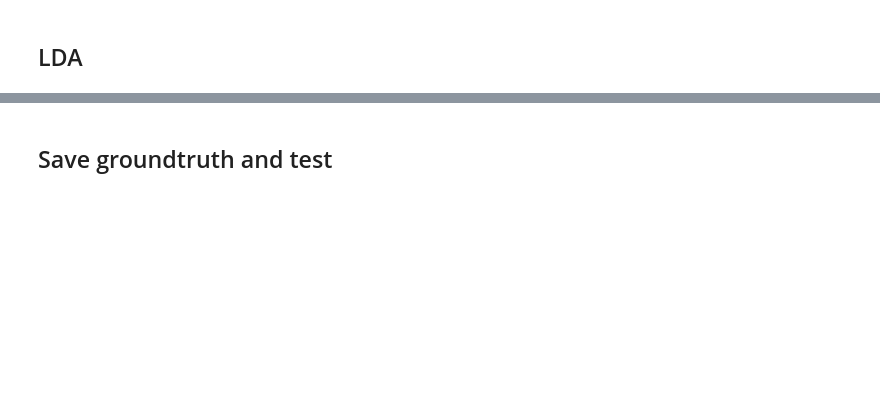
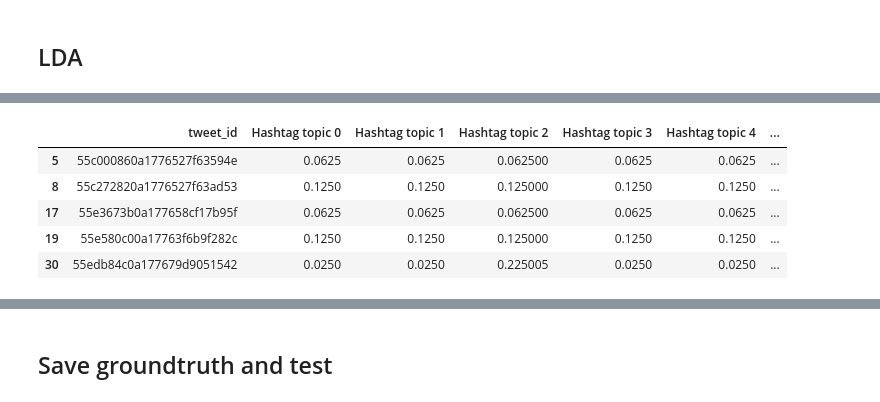
Before and after one commit to valstrl/CSM-project, a Jupyter notebook: CSM-project.ipynb, the cells around one changed output, grey strips where cells are left out. Cells and saved outputs as stored; diff of their text form; code cells hidden in the pictures; blank space fills up the shorter version.

```diff
--- a/CSM-project.ipynb
+++ b/CSM-project.ipynb
@@ -1139,0 +1239,11 @@ nan_hashtags.head()
+# %%
+nan_hashtags=nan_hashtags.drop(['hashtags', 'text', 'lang', 'user_lang', 'retweeted',
+       'quoted_status'], axis=1)
+nan_hashtags.head()
+# %% [output]
+|  | tweet_id | Hashtag topic 0 | Hashtag topic 1 | Hashtag topic 2 | Hashtag topic 3 | Hashtag topic 4 | ... |
+| 5 | 55c000860a1776527f63594e | 0.0625 | 0.0625 | 0.062500 | 0.0625 | 0.0625 | ... |
+| 8 | 55c272820a1776527f63ad53 | 0.1250 | 0.1250 | 0.125000 | 0.1250 | 0.1250 | ... |
+| 17 | 55e3673b0a177658cf17b95f | 0.0625 | 0.0625 | 0.062500 | 0.0625 | 0.0625 | ... |
+| 19 | 55e580c00a17763f6b9f282c | 0.1250 | 0.1250 | 0.125000 | 0.1250 | 0.1250 | ... |
+| 30 | 55edb84c0a177679d9051542 | 0.0250 | 0.0250 | 0.225005 | 0.0250 | 0.0250 | ... |
```
Also changed, not shown: parts of 17 cells of this notebook, 3 other files.
